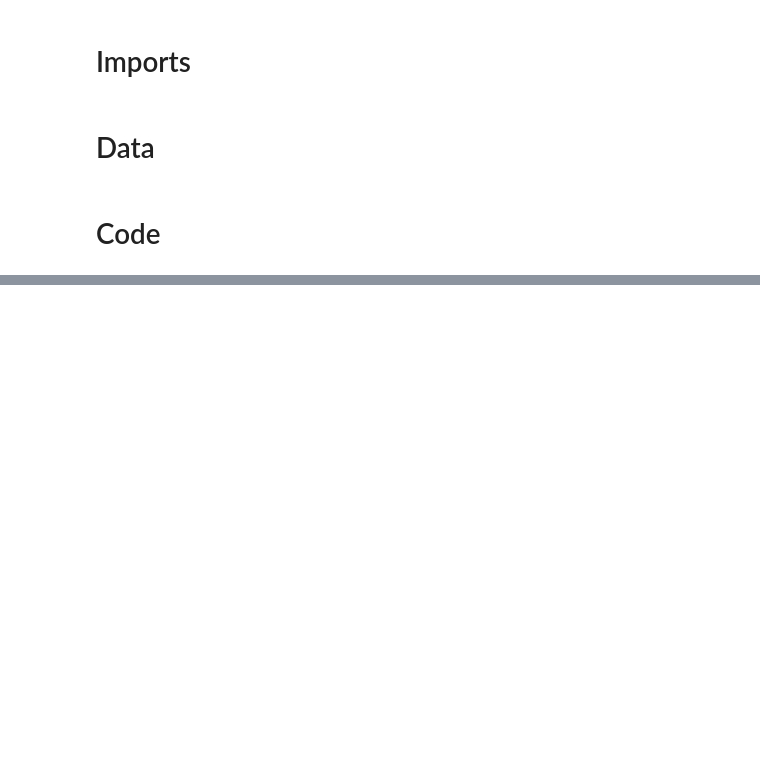
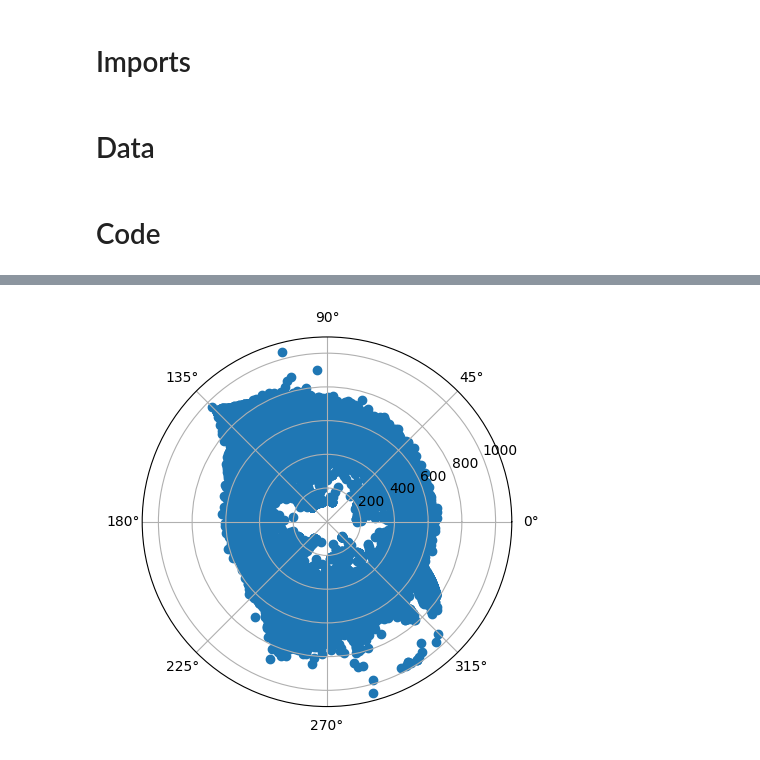
Before and after one commit to braingeneers/midbrain_parkinsons, a Jupyter notebook: dev/other/thomas/thesis/spatial_vectors.ipynb, the cells around one changed output, grey strips where cells are left out. Cells and saved outputs as stored; diff of their text form; code cells hidden in the pictures; blank space fills up the shorter version.

```diff
--- a/dev/other/thomas/thesis/spatial_vectors.ipynb
+++ b/dev/other/thomas/thesis/spatial_vectors.ipynb
@@ -293,0 +369,4 @@ histograms
+# %%
+histograms = create_histograms_for_events(sd, calculate_event_ranks(sd), spatial_range=(82, 1092), time_window_rank=30, bins=12)
+averaged_histograms = apply_sliding_window_average(sd, histograms, window_width=17.5, bins=12)
+final_histograms = subtract_average_histograms(sd, averaged_histograms, bins=12)
@@ -293,0 +395,2 @@ histograms
+# %%
+avg_dist_angles = compute_average_distance_angle(averaged_histograms, bins=12)
@@ -293,0 +532,17 @@ histograms
+# %%
+results = avg_dist_angles
+# Extracting angles and distances
+
+angles = [result['angle'] for result in results.values()]
+distances = [result['distance'] for result in results.values()]
+
+# # Convert angles to radians
+# angles = np.array(angles)
+
+# Create polar plot
+fig, ax = plt.subplots(subplot_kw={'projection': 'polar'})
+ax.scatter(angles, distances)
+
+plt.show()
+# %% [output]
+[figure, added]
```
Also changed, not shown: parts of 22 cells of this notebook, 9 other files.
